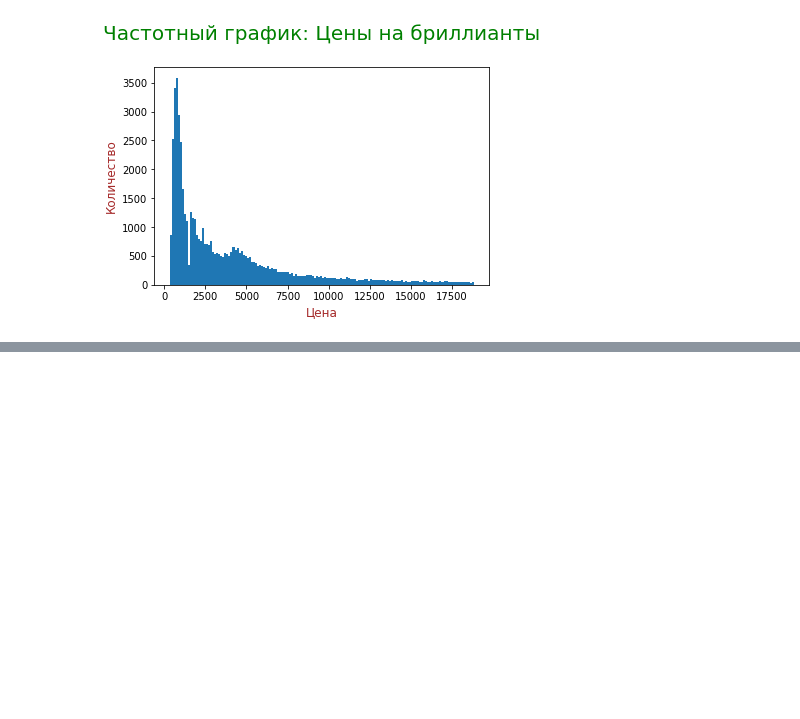
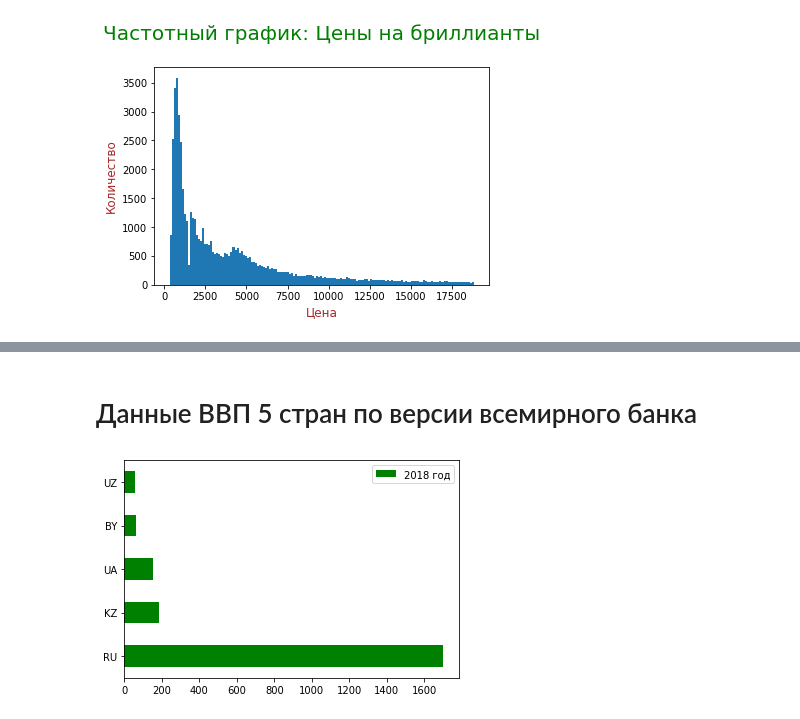
Before and after one commit to koder2021/Jupyter, a Jupyter notebook: Second.ipynb, the cells around one changed output, grey strips where cells are left out. Drawn from its saved outputs; the diff is of its cells as text; code cells hidden in the pictures; blank space fills up the shorter version.

Commit message:
Добавление данных по ВВП 5 стран

```diff
--- a/Second.ipynb
+++ b/Second.ipynb
@@ -80,0 +81,14 @@ plt.show()
+# %% [markdown]
+#  Данные ВВП 5 стран по версии всемирного банка
+# %%
+df = pd.DataFrame({
+    'Страна': ['Россия', 'Казахстан', 'Украина', 'Белоруссия', 'Узбекистан'],
+    '2017 год': [1665, 179, 131, 60, 50],
+    '2018 год': [1702, 182, 154, 63, 58],
+}, index=['RU', 'KZ', 'UA', 'BY', 'UZ']
+)
+
+df.plot(kind='barh', y='2018 год', color='green')
+plt.show()
+# %% [output]
+[figure, added]
```
Also changed, not shown: parts of 1 cell of this notebook.
